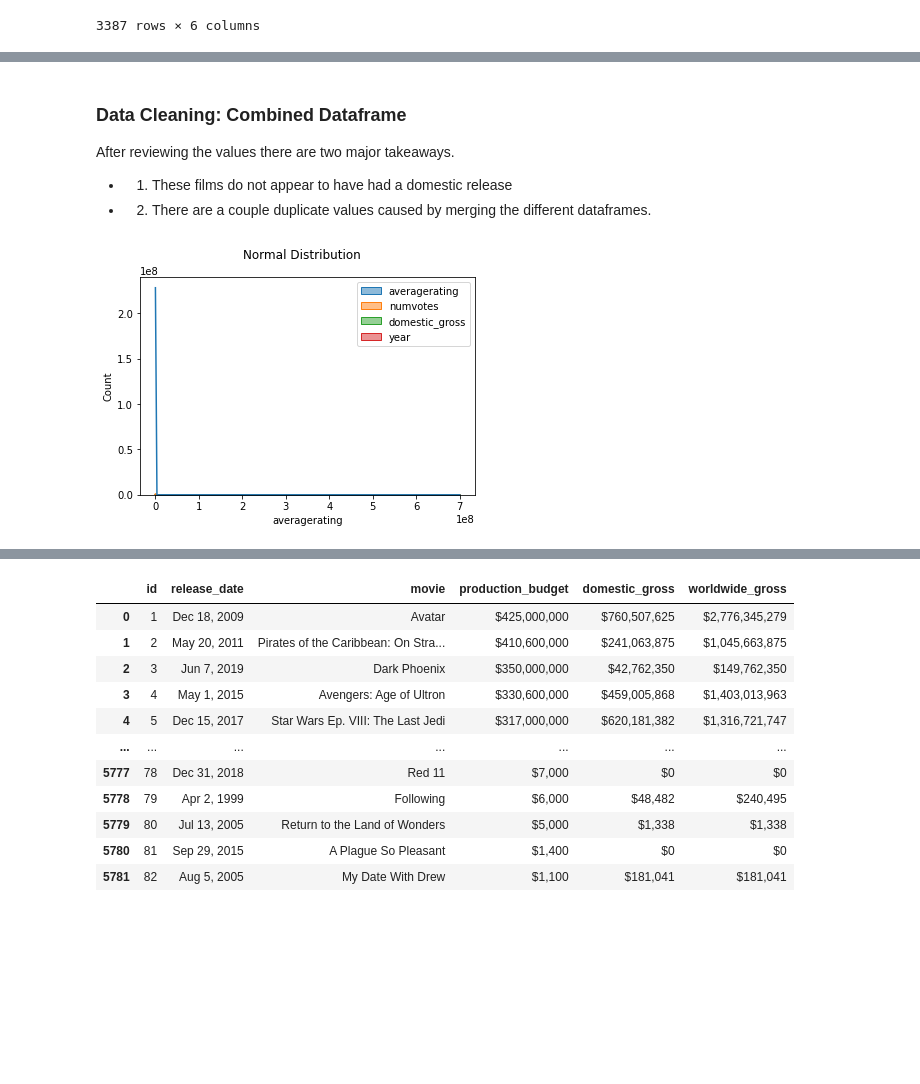
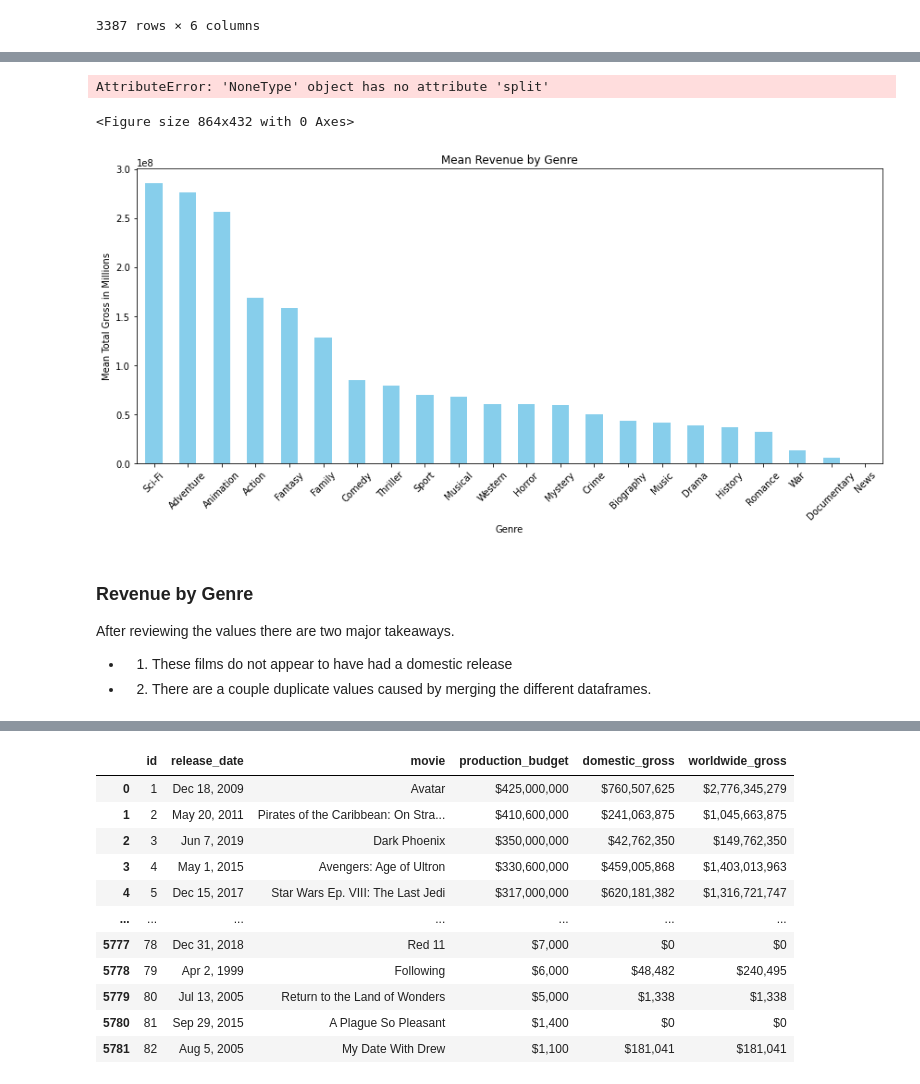
Before and after one commit to jaredlil/Phase_2_Project_Film, a Jupyter notebook: Project 2 - Film Analysis.ipynb, the cells around one changed output, grey strips where cells are left out. Cells and saved outputs as stored; diff of their text form; code cells hidden in the pictures; blank space fills up the shorter version.

Commit message:
Jupyter notebook - plotted all 3 graphs

```diff
--- a/Project 2 - Film Analysis.ipynb
+++ b/Project 2 - Film Analysis.ipynb
@@ -232,0 +212,10 @@ df_missing_domestic
+# %%
+#converted foreign gross to a float type for further analysis
+df_combined['foreign_gross'] = df_combined['foreign_gross'].replace({'\$': '', ',': ''}, regex=True).astype(float)
+
+#Converted all NaN to 0, as it is plausible that movies were released either entirely abroad or domestically
+df_combined['domestic_gross'] = df_combined['domestic_gross'].fillna(0)
+df_combined['foreign_gross'] = df_combined['foreign_gross'].fillna(0)
+
+#Created new column that combined domestic and foreign gross
+df_combined['total_gross'] = df_combined['domestic_gross'] + df_combined['foreign_gross']
@@ -233,12 +261,59 @@ df_missing_domestic
+# %%
+from collections import Counter
+genre_list = df_combined['genres'].apply(lambda x: x.split(','))
+genre_count = Counter([genre for sublist in genre_list for genre in sublist])
+
+# Create DataFrame for plotting
+genre_df = pd.DataFrame.from_dict(genre_count, orient='index', columns=['count'])
+
+# Plot the genre distribution
+plt.figure(figsize=(15, 10))
+genre_df.sort_values('count', ascending=False).plot(kind='bar', legend=None, figsize=(12,6))
+plt.title('Genre Distribution')
+plt.xlabel('Genre')
+plt.ylabel('Count')
+plt.xticks(rotation=45)
+plt.tight_layout()
+plt.show()
+# %% [output]
+AttributeError: 'NoneType' object has no attribute 'split'
+# %%
+from collections import defaultdict
+# Initialize defaultdicts to accumulate total gross and count for each genre
+genre_revenue = defaultdict(float)
+genre_count = defaultdict(int)
+
+# Process genres and accumulate total gross and count
+for index, row in df_combined.iterrows():
+    genres = row['genres'].split(',')
+    total_gross = row['total_gross']
+    for genre in genres:
+        genre_revenue[genre] += total_gross
+        genre_count[genre] += 1
+
+# Calculate mean revenue for each genre
+genre_mean_revenue = {genre: genre_revenue[genre] / genre_count[genre] for genre in genre_revenue}
+
+# Create DataFrame for plotting
+genre_mean_revenue_df = pd.DataFrame.from_dict(genre_mean_revenue, orient='index', columns=['mean_revenue'])
+
+# Sort by mean revenue
+genre_mean_revenue_df = genre_mean_revenue_df.sort_values(by='mean_revenue', ascending=False)
+
+# Plot the genre distribution with mean revenue
+plt.figure(figsize=(12, 6))
+genre_mean_revenue_df.plot(kind='bar', legend=None, figsize=(12, 6), color='skyblue')
+plt.title('Mean Revenue by Genre')
+plt.xlabel('Genre')
+plt.ylabel('Mean Total Gross in Millions')
+plt.xticks(rotation=45)
+plt.tight_layout()
+plt.show()
+# %% [output]
+<Figure size 864x432 with 0 Axes>
+[figure, added]
 # %% [markdown]
-### Data Cleaning: Combined Dataframe
+### Revenue by Genre
 After reviewing the values there are two major takeaways.
 * 1. These films do not appear to have had a domestic release
 * 2. There are a couple duplicate values caused by merging the different dataframes.
-# %%
-fig, ax = plt.subplots()
-sns.histplot(df_combined, bins=20, element="step", kde=True, color="green", ax=ax)
-ax.set_xlabel("averagerating")
-fig.suptitle("Normal Distribution");
-# %% [output]
-[figure, removed]
```
Also changed, not shown: parts of 42 cells of this notebook.
